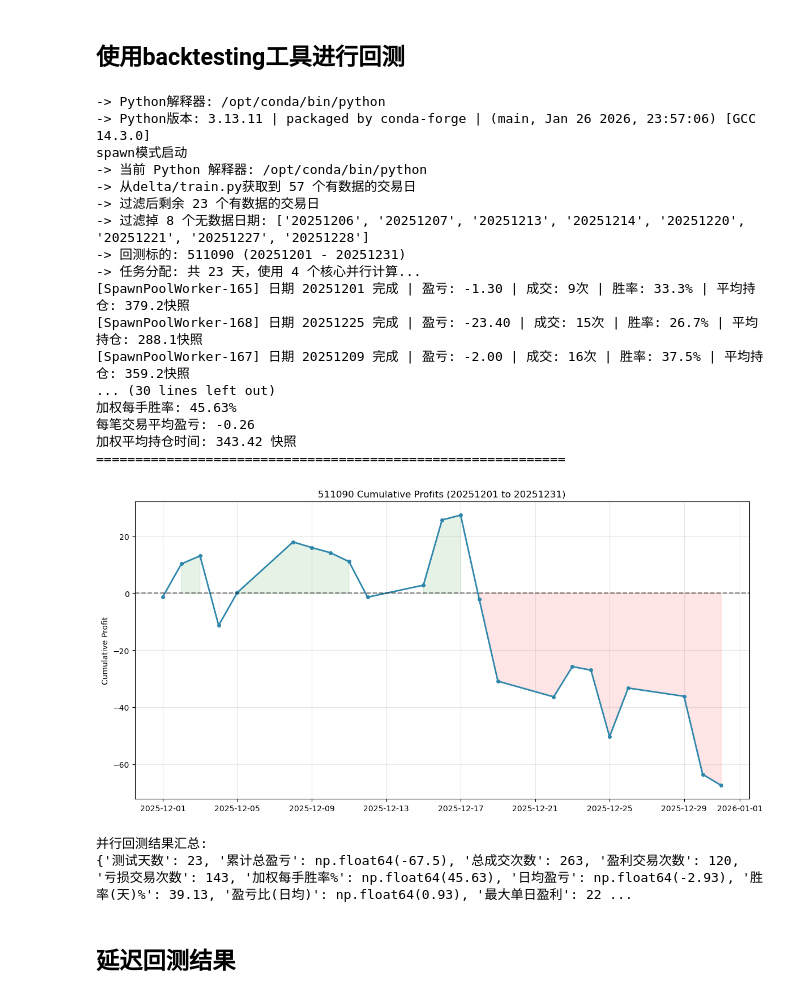
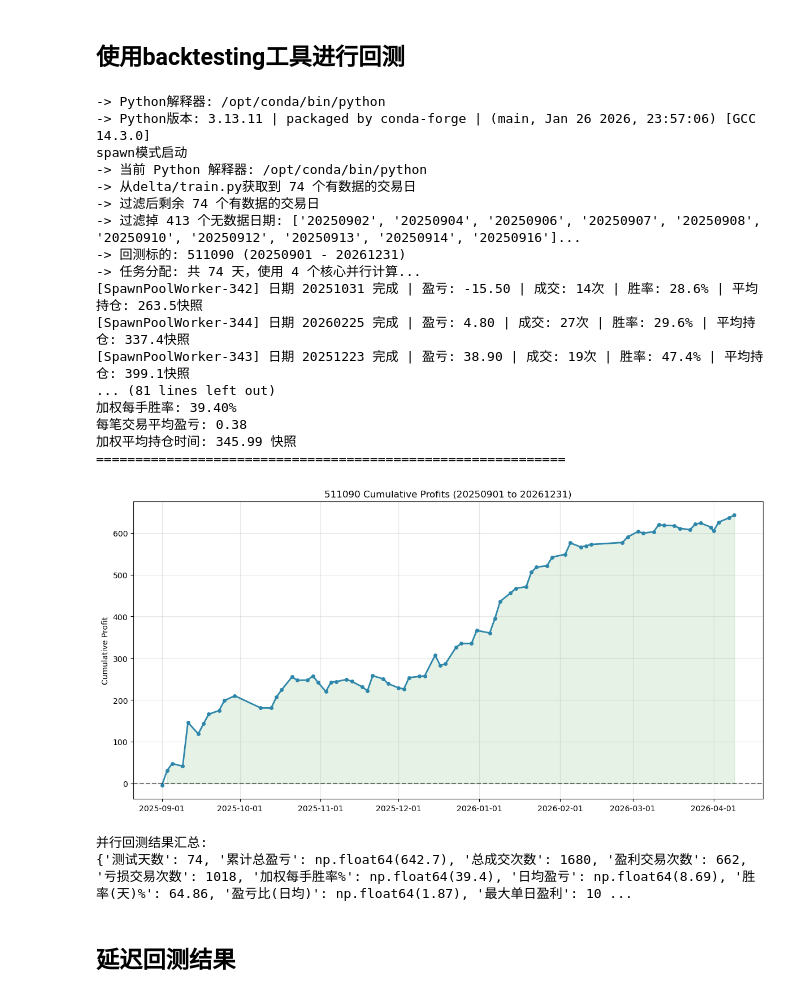
Before and after one commit to artinsophia/Quant-Intern-2026, a Jupyter notebook: delta/demo.ipynb, the cells around one changed output. Drawn from its saved outputs; the diff is of its cells as text; code cells hidden in the pictures.

```diff
--- a/delta/demo.ipynb
+++ b/delta/demo.ipynb
@@ -38,10 +38,8 @@ param_dict = {
     'long_window': 300,
     'y_window': 300,
 
-    'open_threshold': 5,
+    'open_threshold': 3,
     'open_confidence': 0,
-    'close_threshold': 4,
-    'max_delta': 5,
 
     'standard_num': 1000,
 
@@ -50,6 +48,10 @@ param_dict = {
 
     'k_up': 3,
     'k_down': 3,
+    "stop_tighten_start": 300,
+    'stop_tighten_step' : 600,
+    'stop_tighten_factor': 0.75,
+    'stop_tighten_floor': 0.75,
 }
 param_dict['x_window'] = max(param_dict['short_window'], param_dict['long_window'])
 # %% [markdown]
@@ -223,41 +210,41 @@ print(f"策略已创建: {strategy.name}")
 # %%
 # 导入修复的并行回测模块
 sys.path.append('/home/jovyan/work/tactics_demo/tools')
 from tools.parallel_backtest_simple import run_parallel_backtest
 from multi_day_backtest import backtest_summary
 # 运行并行回测
 result_df = run_parallel_backtest(
     instrument_id=instrument_id,
-    start_ymd="20251201",
-    end_ymd="20251231",
+    start_ymd="20250901",
+    end_ymd="20261231",
     StrategyClass=StrategyDemo,
     model=model_path,
     param_dict=param_dict,
     n_cores=4
 )
 
 
 print("\n并行回测结果汇总:")
 summary = backtest_summary(result_df)
 print(summary)
 # %% [output]
 -> Python解释器: /opt/conda/bin/python
 -> Python版本: 3.13.11 | packaged by conda-forge | (main, Jan 26 2026, 23:57:06) [GCC 14.3.0]
 spawn模式启动
 -> 当前 Python 解释器: /opt/conda/bin/python
--> 从delta/train.py获取到 57 个有数据的交易日
--> 过滤后剩余 23 个有数据的交易日
--> 过滤掉 8 个无数据日期: ['20251206', '20251207', '20251213', '20251214', '20251220', '20251221', '20251227', '20251228']
--> 回测标的: 511090 (20251201 - 20251231)
--> 任务分配: 共 23 天，使用 4 个核心并行计算...
-[SpawnPoolWorker-165] 日期 20251201 完成 | 盈亏: -1.30 | 成交: 9次 | 胜率: 33.3% | 平均持仓: 379.2快照
-[SpawnPoolWorker-168] 日期 20251225 完成 | 盈亏: -23.40 | 成交: 15次 | 胜率: 26.7% | 平均持仓: 288.1快照
-[SpawnPoolWorker-167] 日期 20251209 完成 | 盈亏: -2.00 | 成交: 16次 | 胜率: 37.5% | 平均持仓: 359.2快照
-... (30 lines left out)
-加权每手胜率: 45.63%
-每笔交易平均盈亏: -0.26
-加权平均持仓时间: 343.42 快照
+-> 从delta/train.py获取到 74 个有数据的交易日
+-> 过滤后剩余 74 个有数据的交易日
+-> 过滤掉 413 个无数据日期: ['20250902', '20250904', '20250906', '20250907', '20250908', '20250910', '20250912', '20250913', '20250914', '20250916']...
+-> 回测标的: 511090 (20250901 - 20261231)
+-> 任务分配: 共 74 天，使用 4 个核心并行计算...
+[SpawnPoolWorker-342] 日期 20251031 完成 | 盈亏: -15.50 | 成交: 14次 | 胜率: 28.6% | 平均持仓: 263.5快照
+[SpawnPoolWorker-344] 日期 20260225 完成 | 盈亏: 4.80 | 成交: 27次 | 胜率: 29.6% | 平均持仓: 337.4快照
+[SpawnPoolWorker-343] 日期 20251223 完成 | 盈亏: 38.90 | 成交: 19次 | 胜率: 47.4% | 平均持仓: 399.1快照
+... (81 lines left out)
+加权每手胜率: 39.40%
+每笔交易平均盈亏: 0.38
+加权平均持仓时间: 345.99 快照
 ============================================================
-[figure, old version]
+[figure, new version]
 并行回测结果汇总:
-{'测试天数': 23, '累计总盈亏': np.float64(-67.5), '总成交次数': 263, '盈利交易次数': 120, '亏损交易次数': 143, '加权每手胜率%': np.float64(45.63), '日均盈亏': np.float64(-2.93), '胜率(天)%': 39.13, '盈亏比(日均)': np.float64(0.93), '最大单日盈利': 22 ...
+{'测试天数': 74, '累计总盈亏': np.float64(642.7), '总成交次数': 1680, '盈利交易次数': 662, '亏损交易次数': 1018, '加权每手胜率%': np.float64(39.4), '日均盈亏': np.float64(8.69), '胜率(天)%': 64.86, '盈亏比(日均)': np.float64(1.87), '最大单日盈利': 10 ...
```
Also changed, not shown: parts of 11 cells of this notebook, 6 other files.
